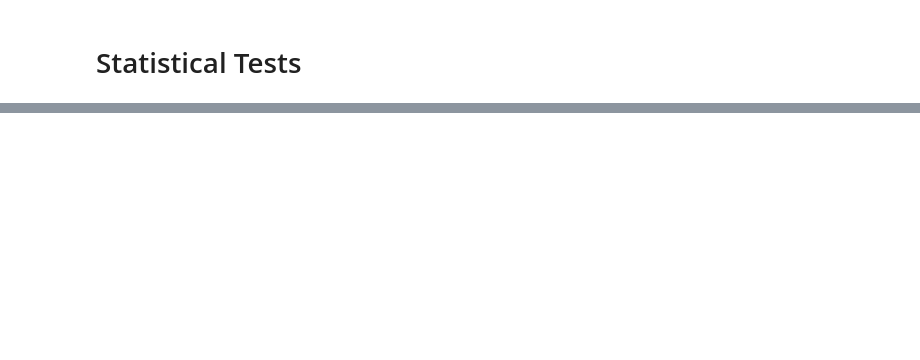
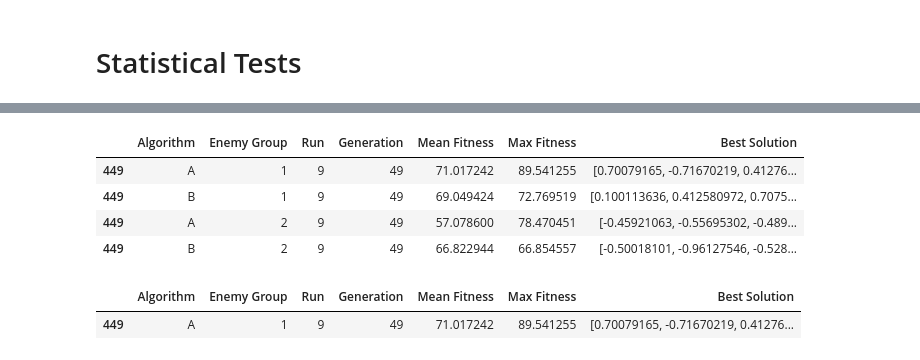
Before and after one commit to koenweverink/EvoMan36, a Jupyter notebook: Task2/plotting.ipynb, the cells around one changed output, grey strips where cells are left out. Drawn from its saved outputs; the diff is of its cells as text; code cells hidden in the pictures; blank space fills up the shorter version.

```diff
--- a/Task2/plotting.ipynb
+++ b/Task2/plotting.ipynb
@@ -268,0 +255,9 @@ P-value: 0.0134
+# %%
+verybest = results_best.loc[results_best['Max Fitness'].idxmax()]
+verybest
+# %% [output]
+|  | Algorithm | Enemy Group | Run | Generation | Mean Fitness | Max Fitness | Best Solution |
+| 449 | A | 1 | 9 | 49 | 71.017242 | 89.541255 | [0.70079165, -0.71670219, 0.41276... |
+| 449 | B | 1 | 9 | 49 | 69.049424 | 72.769519 | [0.100113636, 0.412580972, 0.7075... |
+| 449 | A | 2 | 9 | 49 | 57.078600 | 78.470451 | [-0.45921063, -0.55695302, -0.489... |
+| 449 | B | 2 | 9 | 49 | 66.822944 | 66.854557 | [-0.50018101, -0.96127546, -0.528... |
@@ -268,0 +266,5 @@ P-value: 0.0134
+# %%
+bestbest
+# %% [output]
+|  | Algorithm | Enemy Group | Run | Generation | Mean Fitness | Max Fitness | Best Solution |
+| 449 | A | 1 | 9 | 49 | 71.017242 | 89.541255 | [0.70079165, -0.71670219, 0.41276... |
```
Also changed, not shown: parts of 11 cells of this notebook.
